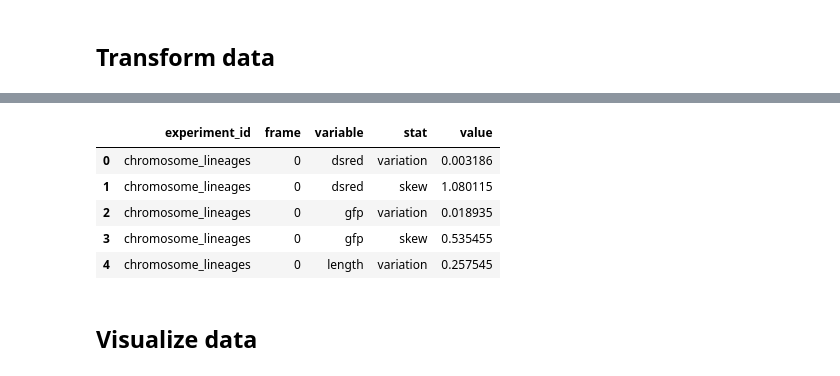
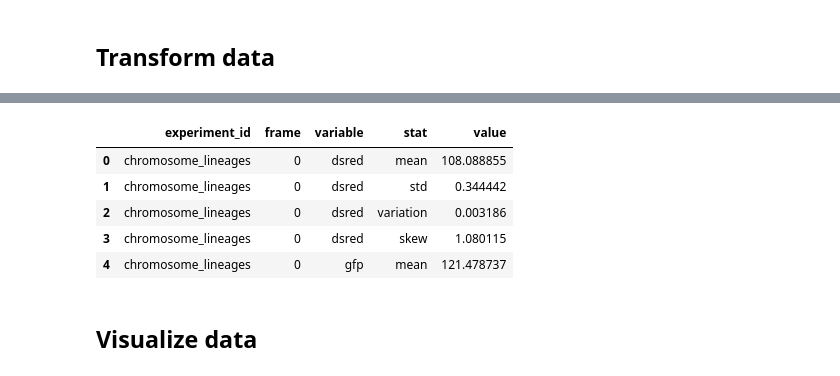
Before and after one commit to jvelezmagic/cellviewer, a Jupyter notebook: notebooks/1.0-jvs-experiments_exploratory_data_analysis.ipynb, the cells around one changed output, grey strips where cells are left out. Cells and saved outputs as stored; diff of their text form; code cells hidden in the pictures.

```diff
--- a/notebooks/1.0-jvs-experiments_exploratory_data_analysis.ipynb
+++ b/notebooks/1.0-jvs-experiments_exploratory_data_analysis.ipynb
@@ -57,29 +57,29 @@ tidy_df.head()
 # %%
 stats_df = (
     tidy_df
     .select_columns(["experiment_id", "frame", "variable", "value"])
     .groupby(["experiment_id", "frame", "variable"])
     ["value"]
     .aggregate([
         ("mean", np.mean),
         ("std", np.std),
         ("variation", ss.variation),
         ("skew", ss.skew)
     ])
     .reset_index()
     .pivot_longer(
-        column_names=["variation", "skew"],
+        column_names=["mean", "std", "variation", "skew"],
         names_to="stat"
     )
 )
 stats_df.head()
 # %% [output]
 |  | experiment_id | frame | variable | stat | value |
-| 0 | chromosome_lineages | 0 | dsred | variation | 0.003186 |
-| 1 | chromosome_lineages | 0 | dsred | skew | 1.080115 |
-| 2 | chromosome_lineages | 0 | gfp | variation | 0.018935 |
-| 3 | chromosome_lineages | 0 | gfp | skew | 0.535455 |
-| 4 | chromosome_lineages | 0 | length | variation | 0.257545 |
+| 0 | chromosome_lineages | 0 | dsred | mean | 108.088855 |
+| 1 | chromosome_lineages | 0 | dsred | std | 0.344442 |
+| 2 | chromosome_lineages | 0 | dsred | variation | 0.003186 |
+| 3 | chromosome_lineages | 0 | dsred | skew | 1.080115 |
+| 4 | chromosome_lineages | 0 | gfp | mean | 121.478737 |
 # %% [markdown]
 ## Visualize data
 # %% [markdown]
```
Also changed, not shown: parts of 2 cells of this notebook.
